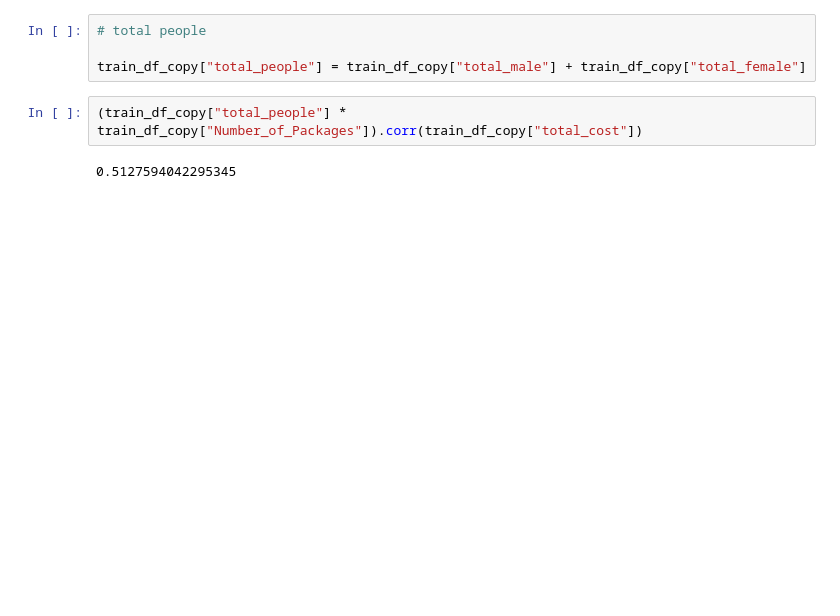
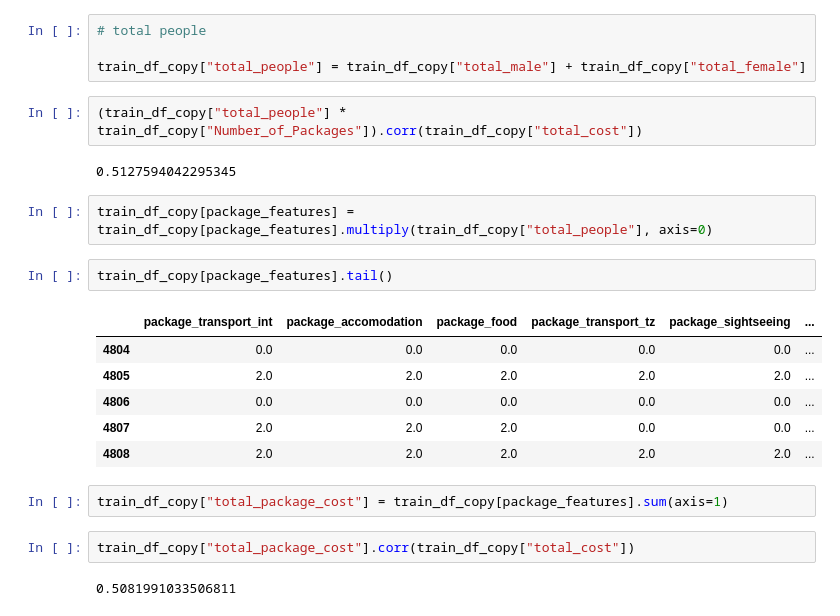
Before and after one commit to segnig/Tanzania-Tourism-Prediction, a Jupyter notebook: main.ipynb, the cells around one changed output. Cells and saved outputs as stored; diff of their text form; blank space fills up the shorter version.

Commit message:
Number package count method multiply with number total people

```diff
--- a/main.ipynb
+++ b/main.ipynb
@@ -434,3 +434,20 @@ train_df_copy["total_people"] = train_df_copy["total_male"] + train_df_copy["tot
 (train_df_copy["total_people"] * train_df_copy["Number_of_Packages"]).corr(train_df_copy["total_cost"])
 # %% [output]
 0.5127594042295345
+# %%
+train_df_copy[package_features] = train_df_copy[package_features].multiply(train_df_copy["total_people"], axis=0)
+# %%
+train_df_copy[package_features].tail()
+# %% [output]
+|  | package_transport_int | package_accomodation | package_food | package_transport_tz | package_sightseeing | ... |
+| 4804 | 0.0 | 0.0 | 0.0 | 0.0 | 0.0 | ... |
+| 4805 | 2.0 | 2.0 | 2.0 | 2.0 | 2.0 | ... |
+| 4806 | 0.0 | 0.0 | 0.0 | 0.0 | 0.0 | ... |
+| 4807 | 2.0 | 2.0 | 2.0 | 0.0 | 0.0 | ... |
+| 4808 | 2.0 | 2.0 | 2.0 | 2.0 | 2.0 | ... |
+# %%
+train_df_copy["total_package_cost"] = train_df_copy[package_features].sum(axis=1)
+# %%
+train_df_copy["total_package_cost"].corr(train_df_copy["total_cost"])
+# %% [output]
+0.5081991033506811
```
